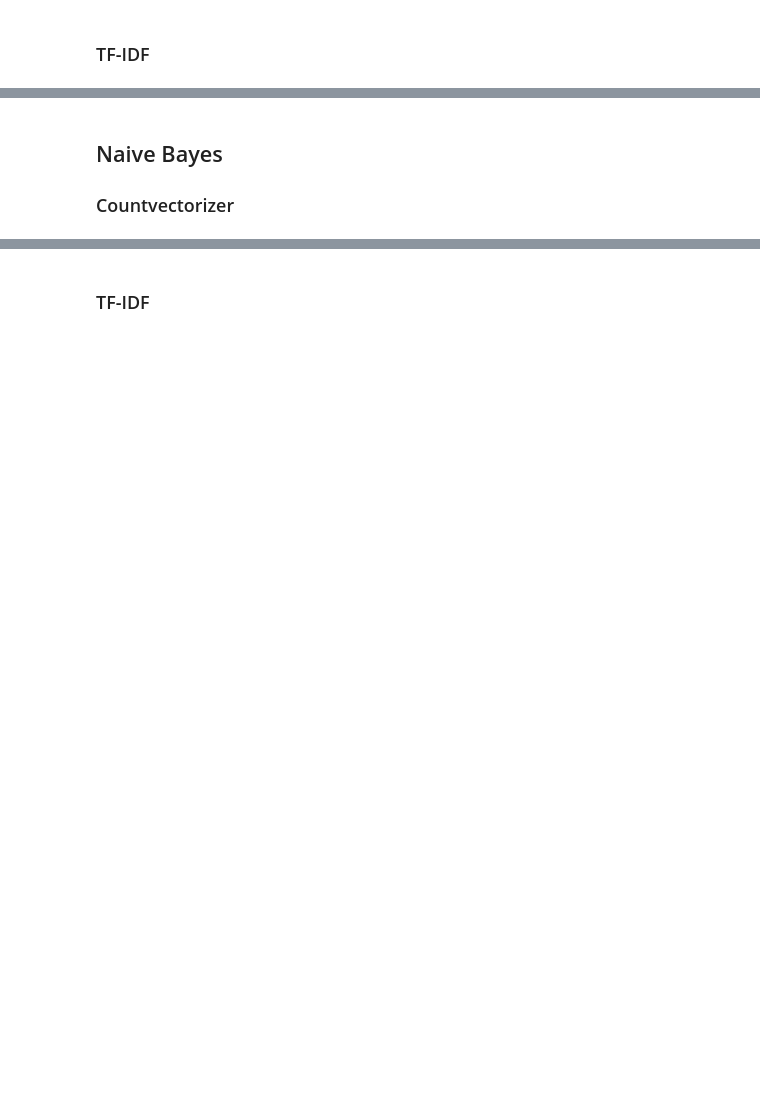
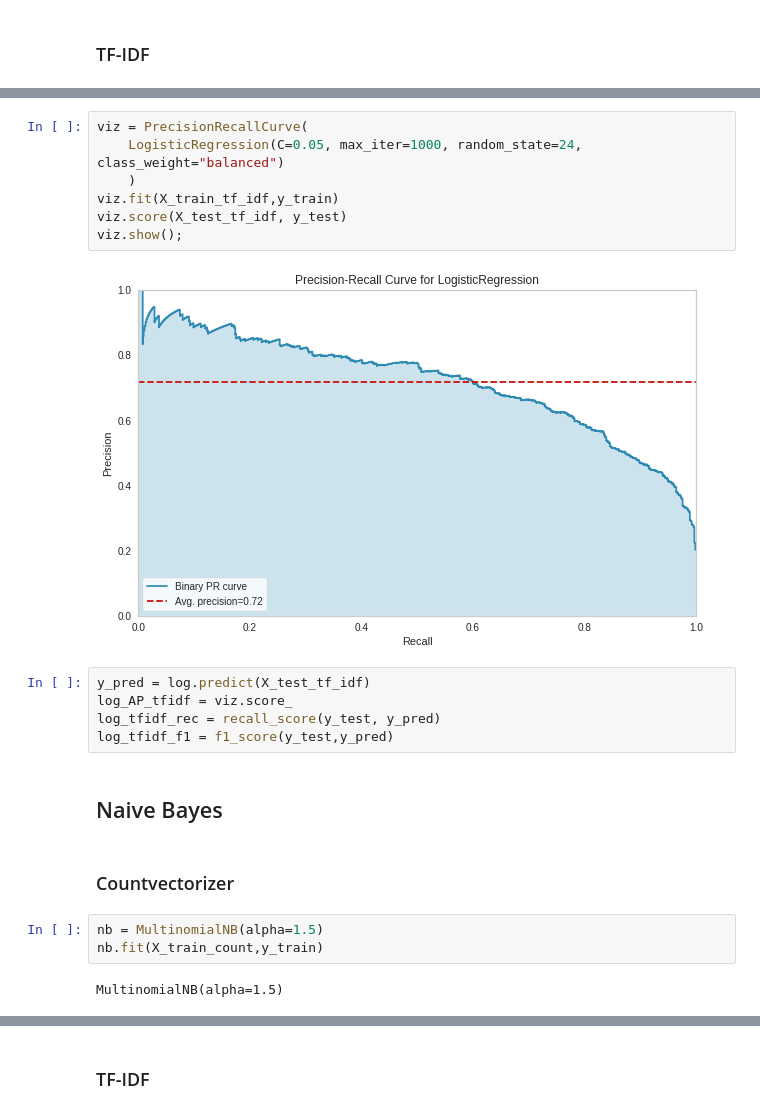
Before and after one commit to agltkn/Assignments, a Jupyter notebook: NLP_Sentiment_Analysis_Project.ipynb, the cells around one changed output, grey strips where cells are left out. Drawn from its saved outputs; the diff is of its cells as text; blank space fills up the shorter version.

```diff
--- a/NLP_Sentiment_Analysis_Project.ipynb
+++ b/NLP_Sentiment_Analysis_Project.ipynb
@@ -670,4 +827,23 @@ array([[0., 0., 0., ..., 0., 0., 0.],
+# %%
+viz = PrecisionRecallCurve(
+    LogisticRegression(C=0.05, max_iter=1000, random_state=24, class_weight="balanced")
+    )
+viz.fit(X_train_tf_idf,y_train)
+viz.score(X_test_tf_idf, y_test)
+viz.show();
+# %% [output]
+[figure, added]
+# %%
+y_pred = log.predict(X_test_tf_idf)
+log_AP_tfidf = viz.score_
+log_tfidf_rec = recall_score(y_test, y_pred)
+log_tfidf_f1 = f1_score(y_test,y_pred)
 # %% [markdown]
 ## Naive Bayes
-
-### Countvectorizer
+# %% [markdown]
+### Countvectorizer
+# %%
+nb = MultinomialNB(alpha=1.5)
+nb.fit(X_train_count,y_train)
+# %% [output]
+MultinomialNB(alpha=1.5)
```
Also changed, not shown: parts of 137 cells of this notebook.
